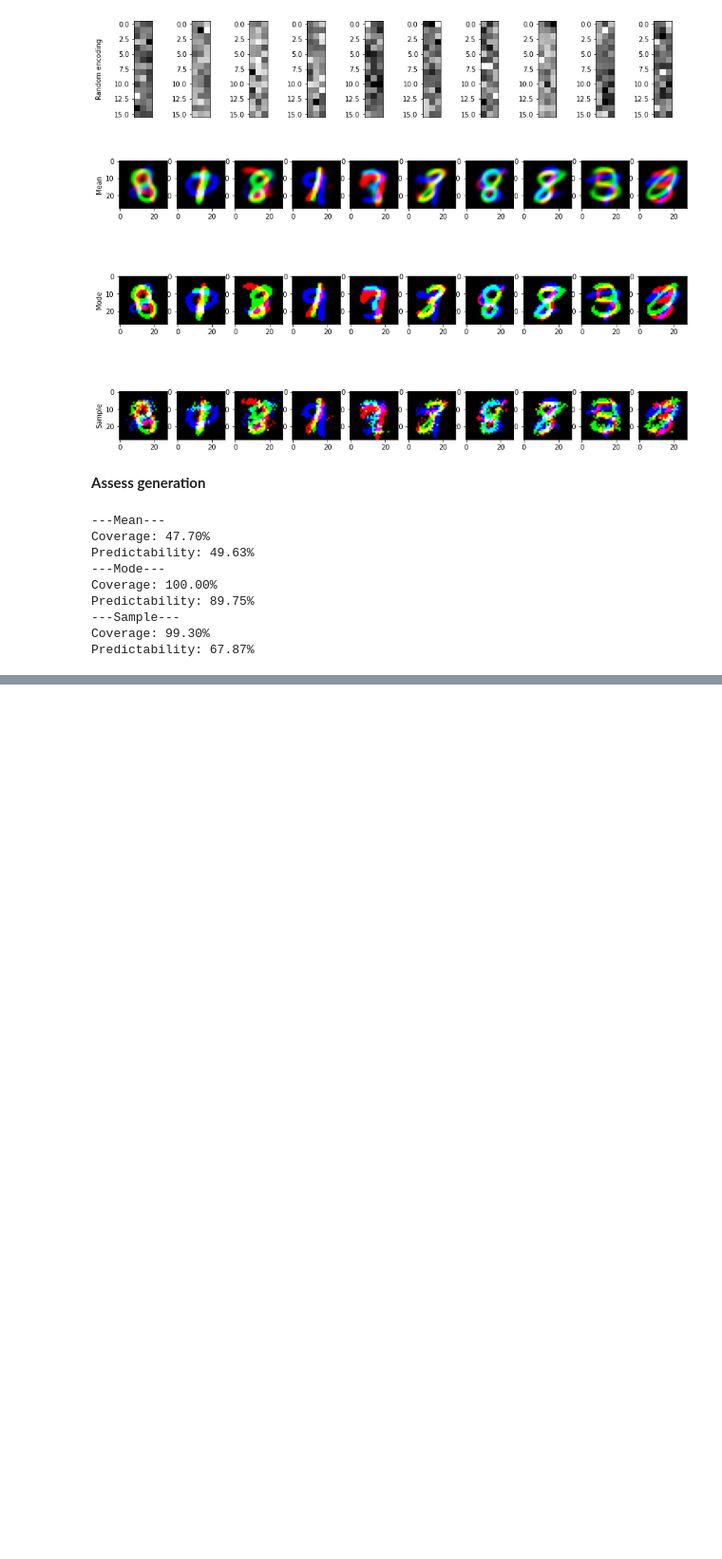
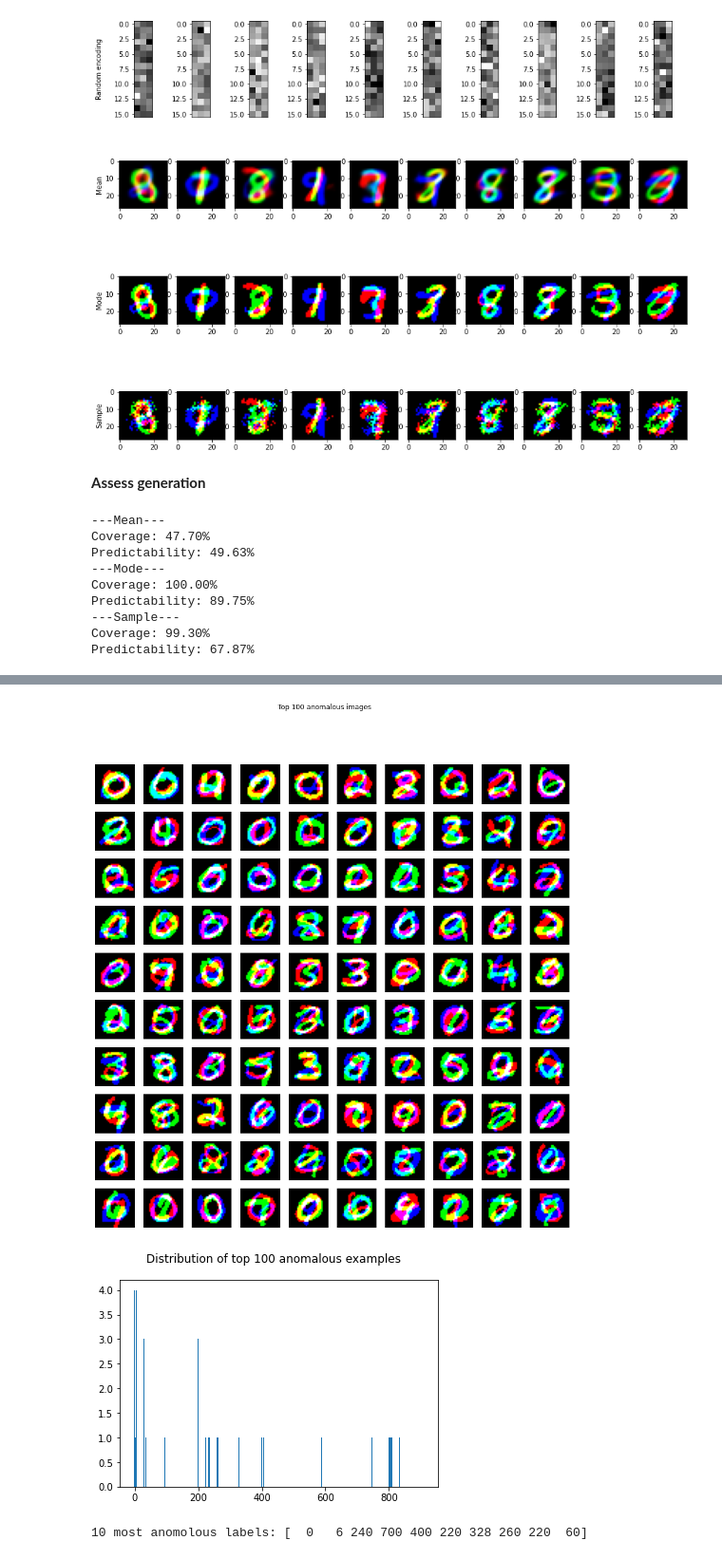
Before and after one commit to fredrvaa/Variational-Autoencoder, a Jupyter notebook: variational_autoencoder.ipynb, the cells around one changed output, grey strips where cells are left out. Shown at 95% size. Drawn from its saved outputs; the diff is of its cells as text; code cells hidden in the pictures; blank space fills up the shorter version.

Commit message:
Add anomaly detection to stacked model

```diff
--- a/variational_autoencoder.ipynb
+++ b/variational_autoencoder.ipynb
@@ -379,7 +410,7 @@ Accuracy: 81.75%
 # %% [markdown]
 **Generate images and display**
 # %%
-z = tf.reshape(prior_distribution.sample(30000), (10000, encoding_dim, 3))
+z = tf.reshape(prior_distribution.sample(n_generated * 3), (n_generated, encoding_dim, 3))
 generated_mean = autoencoder.decode(z, output_measure=Measure.mean).numpy()
 generated_mode = autoencoder.decode(z, output_measure=Measure.mode).numpy()
 generated_sample = autoencoder.decode(z, output_measure=Measure.sample).numpy()
@@ -436,0 +472,9 @@ Predictability: 67.87%
+# %%
+color_missing_gen = StackedMNISTData(mode=DataMode.COLOR_BINARY_MISSING)
+
+# Train autoencoder
+x_train_color_missing, y_train_color_missing = color_missing_gen.get_full_data_set(training=True)
+
+color_missing_autoencoder = VariationalAutoencoder(prior_distribution, encoding_dim, x_train_color_missing.shape[1:3], file_name="./models/variational_missing_autoencoder/autoencoder")
+color_missing_autoencoder.summary()
+color_missing_autoencoder.train(x_train_color_missing, epochs=epochs, batch_size=batch_size, force_relearn=force_relearn)
@@ -436,0 +500,3 @@ Predictability: 67.87%
+# %%
+# Calculating probability test set with no missing digits
+loss = color_missing_autoencoder.sampled_loss(x_test_color)
@@ -436,0 +521,25 @@ Predictability: 67.87%
+# %%
+loss = np.mean(loss, axis=1)
+# %%
+# Display most anomolous images
+
+grid_size = 10
+# Get n largest loss indexes
+idx = (-loss).argsort()[:grid_size**2]
+fig, ax = plt.subplots(grid_size, grid_size, figsize=(15, 15))
+for n in range(grid_size):
+    for m in range(grid_size):
+        ax[n][m].imshow(x_test_color[idx[grid_size*n + m]]*255)
+        ax[n][m].axis('off')
+fig.suptitle(f'Top {grid_size**2} anomalous images')
+plt.show()
+unique, counts = np.unique(y_test_color[idx], return_counts=True)
+fig, ax = plt.subplots()
+ax = plt.bar(unique, counts)
+fig.suptitle(f'Distribution of top {grid_size**2} anomalous examples')
+plt.show()
+print('10 most anomolous labels:', y_test_color[idx][:10])
+# %% [output]
+[figure, added]
+[figure, added]
+10 most anomolous labels: [  0   6 240 700 400 220 328 260 220  60]
```
Also changed, not shown: parts of 17 cells of this notebook, 2 other files.
